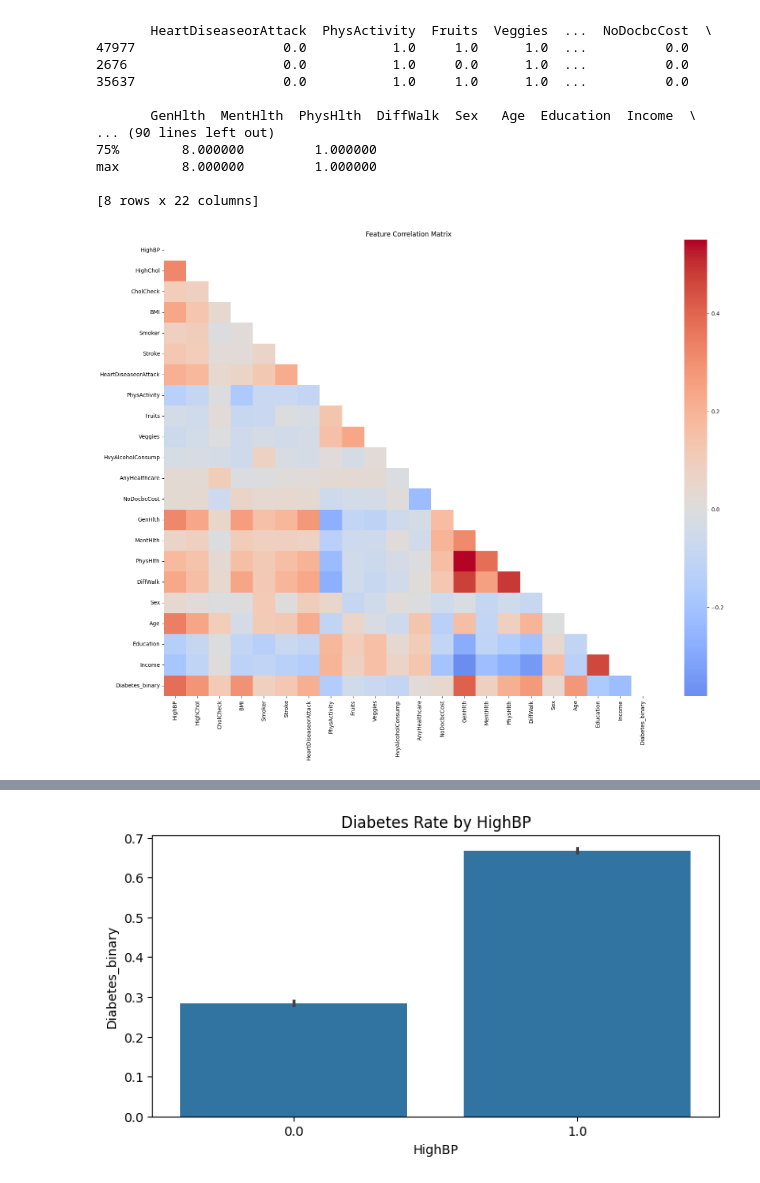
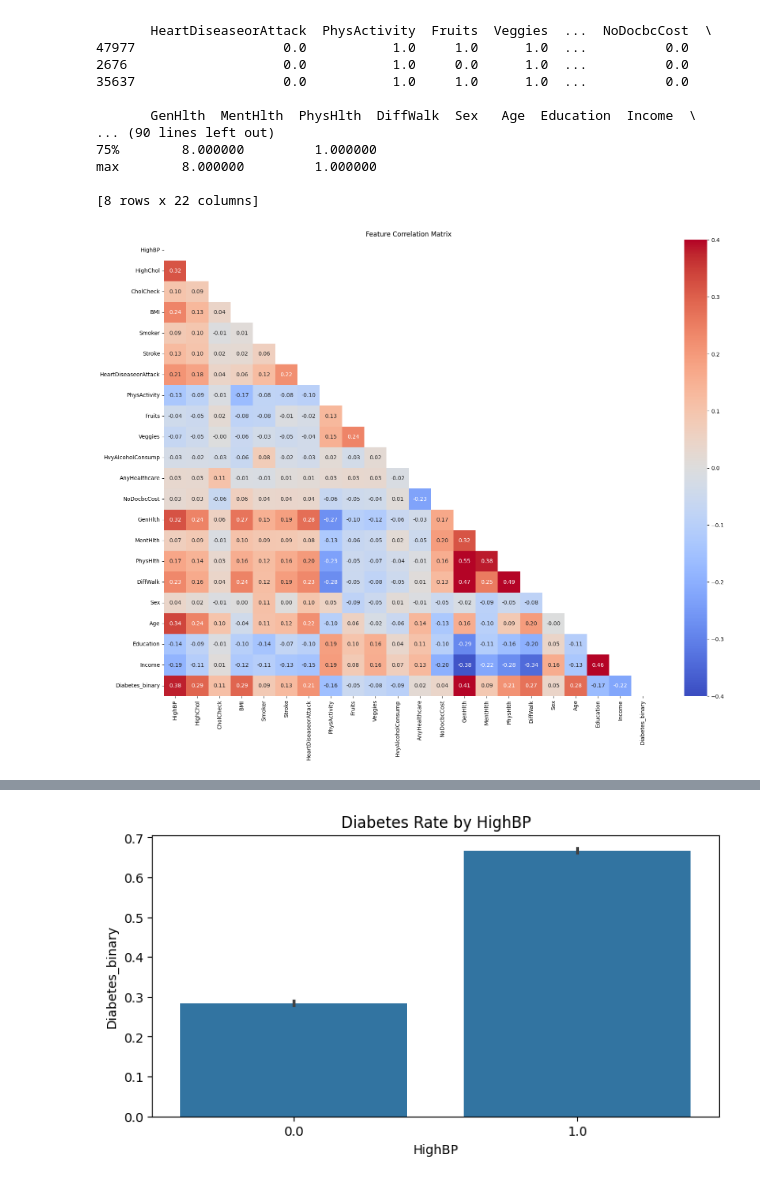
Before and after one commit to 4GeeksAcademy/BakuDShaggy-EDA-mas-proyecto-final, a Jupyter notebook: src/explore.ipynb, the cells around one changed output, grey strips where cells are left out. Drawn from its saved outputs; the diff is of its cells as text; code cells hidden in the pictures.

```diff
--- a/src/explore.ipynb
+++ b/src/explore.ipynb
@@ -133,12 +142,21 @@ max        8.000000         1.000000
 # %%
 plt.figure(figsize=(20,15))
 corr_matrix = train_data.corr()
 mask = np.triu(np.ones_like(corr_matrix, dtype=bool))
-sns.heatmap(corr_matrix, mask=mask, cmap='coolwarm', center=0)
+sns.heatmap(
+    corr_matrix,
+    mask=mask,
+    cmap='coolwarm',
+    center=0,
+    annot=True,
+    fmt=".2f",
+    vmin=-0.4,
+    vmax=0.4
+)
 plt.title("Feature Correlation Matrix")
 plt.show()
 # %% [output]
-[figure, old version]
+[figure, new version]
 # %%
 print("\nMissing values in training set:")
 print(train_data.isnull().sum().sort_values(ascending=False))
```
Also changed, not shown: parts of 2 cells of this notebook.
